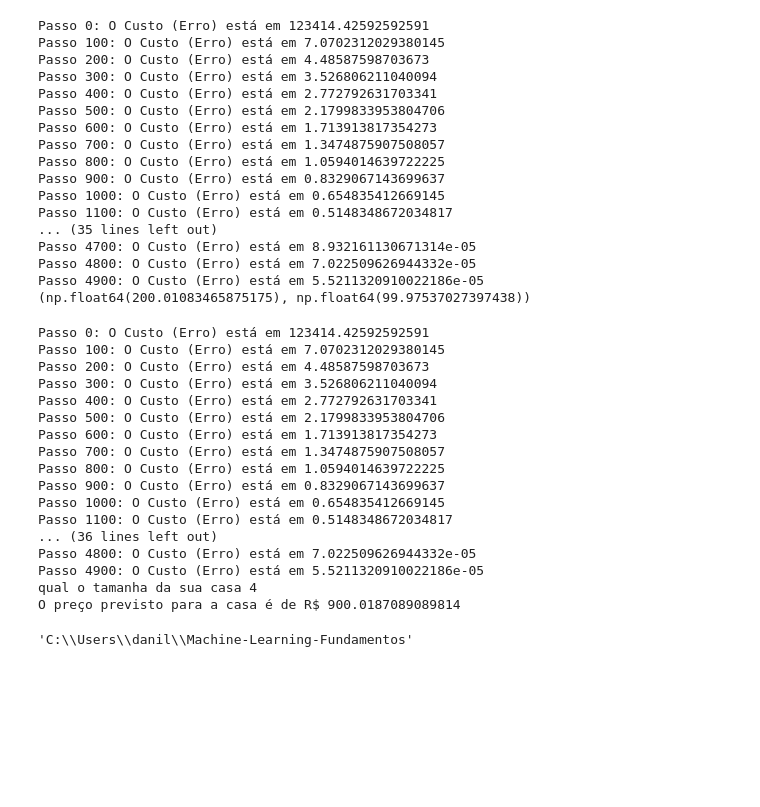
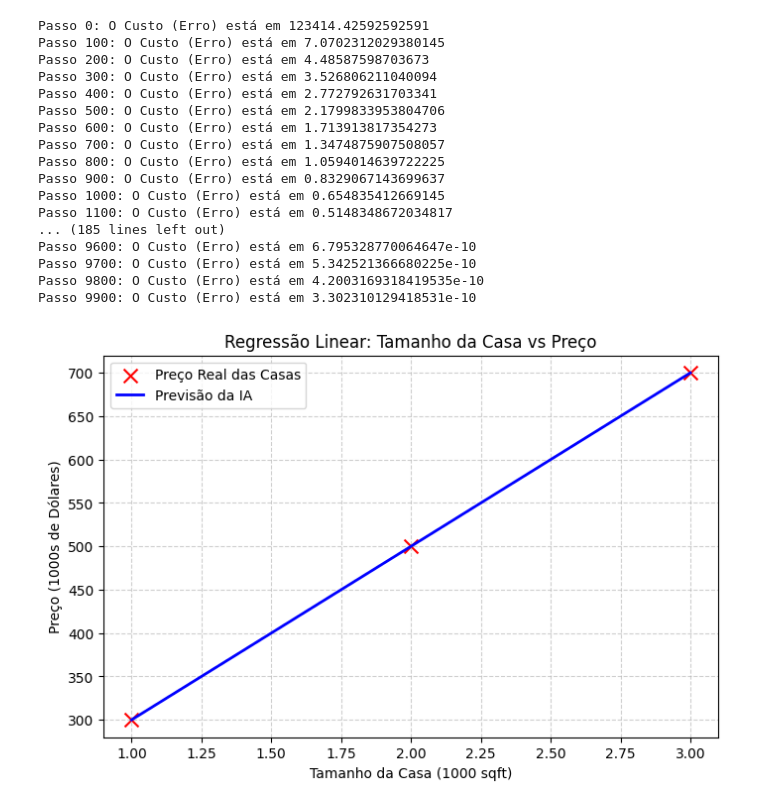
Before and after one commit to DaniloBarbe/machine-learning-foundations, a Jupyter notebook: 01_Linear_Regression_Scratch/01_regressao_linear_simples.ipynb, the cells around one changed output. Cells and saved outputs as stored; diff of their text form; code cells hidden in the pictures; blank space fills up the shorter version.

Commit message:
refactor: adiciona docstrings e grafico de previsao com matplotlib

```diff
--- a/01_Linear_Regression_Scratch/01_regressao_linear_simples.ipynb
+++ b/01_Linear_Regression_Scratch/01_regressao_linear_simples.ipynb
@@ -6,6 +7,6 @@ y = np.array([300.0,500.0,700.0])
 w = 0.0
 b = 0.0
 alpha = 0.01
-num_passo = 5000
+epocas = 10000
 # %%
 def calcular_previsao(x,w,b):
@@ -48,55 +75,61 @@ print(calcular_gradiente(x,y,w,b))
 # %%
-def gradiente_decendente(x,y,w,b,alpha,num_passo):
-    for i in range(num_passo):
+def gradiente_decendente(x,y,w,b,alpha,epocas):
+    """
+    Executa o algoritmo de Gradiente Descendente para otimizar (treinar) os parâmetros w e b.
+
+    Parâmetros:
+    x (ndarray): Vetor contendo os dados de entrada.
+    y (ndarray): Vetor com os valores reais.
+    w (float): Peso (weight) inicial.
+    b (float): Viés (bias) inicial.
+    alpha (float): Taxa de aprendizado (tamanho do passo de cada atualização).
+    num_iteracoes (int): Quantidade de épocas (repetições) que o modelo vai treinar.
+
+    Retorna:
+    w (float): O peso final treinado e otimizado.
+    b (float): O viés final treinado e otimizado.
+    """
+    for i in range(epocas):
         dj_dw,dj_db = calcular_gradiente(x,y,w,b)
         w = w - alpha*dj_dw
         b = b - alpha*dj_db
         if i % 100 == 0:
             print(f"Passo {i}: O Custo (Erro) está em {calcular_custo(x, y, w, b)}")
     return w, b
-print(gradiente_decendente(x,y,w,b,alpha,num_passo))
-# %% [output]
-Passo 0: O Custo (Erro) está em 123414.42592592591
-Passo 100: O Custo (Erro) está em 7.0702312029380145
-Passo 200: O Custo (Erro) está em 4.48587598703673
-Passo 300: O Custo (Erro) está em 3.526806211040094
-Passo 400: O Custo (Erro) está em 2.772792631703341
-Passo 500: O Custo (Erro) está em 2.1799833953804706
-Passo 600: O Custo (Erro) está em 1.713913817354273
-Passo 700: O Custo (Erro) está em 1.3474875907508057
-Passo 800: O Custo (Erro) está em 1.0594014639722225
-Passo 900: O Custo (Erro) está em 0.8329067143699637
-Passo 1000: O Custo (Erro) está em 0.654835412669145
-Passo 1100: O Custo (Erro) está em 0.5148348672034817
-... (35 lines left out)
-Passo 4700: O Custo (Erro) está em 8.932161130671314e-05
-Passo 4800: O Custo (Erro) está em 7.022509626944332e-05
-Passo 4900: O Custo (Erro) está em 5.5211320910022186e-05
-(np.float64(200.01083465875175), np.float64(99.97537027397438))
 # %%
-w_treinado, b_treinado = gradiente_decendente(x, y, w, b, alpha, num_passo)
-tamanho_nova_casa = float(input("qual o tamanha da sua casa"))
-preco_previsto = w_treinado*tamanho_nova_casa+b_treinado
-print(f"O preço previsto para a casa é de R$ {preco_previsto}")
+w_treinado, b_treinado = gradiente_decendente(x, y, w, b, alpha, epocas)
+tamanho_nova_casa = 1.5
+preco_previsto = w_treinado * tamanho_nova_casa + b_treinado
+print(f"O preço previsto para a casa de tamanho {tamanho_nova_casa} é de R$ {preco_previsto:.2f}")
+
+
+plt.figure(figsize=(8, 5))
+w_treinado, b_treinado = gradiente_decendente(x, y, w, b, alpha, epocas)
+previsoes_da_ia = calcular_previsao(x, w_treinado, b_treinado)
+plt.scatter(x, y, marker='x', color='red', s=100, label='Preço Real das Casas')
+plt.plot(x, previsoes_da_ia, color='blue', linewidth=2, label='Previsão da IA')
+plt.title("Regressão Linear: Tamanho da Casa vs Preço")
+plt.xlabel("Tamanho da Casa (1000 sqft)")
+plt.ylabel("Preço (1000s de Dólares)")
+plt.legend()
+plt.grid(True, linestyle='--', alpha=0.6)
+plt.show()
 # %% [output]
 Passo 0: O Custo (Erro) está em 123414.42592592591
 Passo 100: O Custo (Erro) está em 7.0702312029380145
 Passo 200: O Custo (Erro) está em 4.48587598703673
 Passo 300: O Custo (Erro) está em 3.526806211040094
 Passo 400: O Custo (Erro) está em 2.772792631703341
 Passo 500: O Custo (Erro) está em 2.1799833953804706
 Passo 600: O Custo (Erro) está em 1.713913817354273
 Passo 700: O Custo (Erro) está em 1.3474875907508057
 Passo 800: O Custo (Erro) está em 1.0594014639722225
 Passo 900: O Custo (Erro) está em 0.8329067143699637
 Passo 1000: O Custo (Erro) está em 0.654835412669145
 Passo 1100: O Custo (Erro) está em 0.5148348672034817
-... (36 lines left out)
-Passo 4800: O Custo (Erro) está em 7.022509626944332e-05
-Passo 4900: O Custo (Erro) está em 5.5211320910022186e-05
-qual o tamanha da sua casa 4
-O preço previsto para a casa é de R$ 900.0187089089814
+... (185 lines left out)
+Passo 9600: O Custo (Erro) está em 6.795328770064647e-10
+Passo 9700: O Custo (Erro) está em 5.342521366680225e-10
+Passo 9800: O Custo (Erro) está em 4.2003169318419535e-10
+Passo 9900: O Custo (Erro) está em 3.302310129418531e-10
+[figure, added]
-# %%
-pwd
-# %% [output]
-'C:\\Users\\danil\\Machine-Learning-Fundamentos'
```
Also changed, not shown: parts of 4 cells of this notebook.
